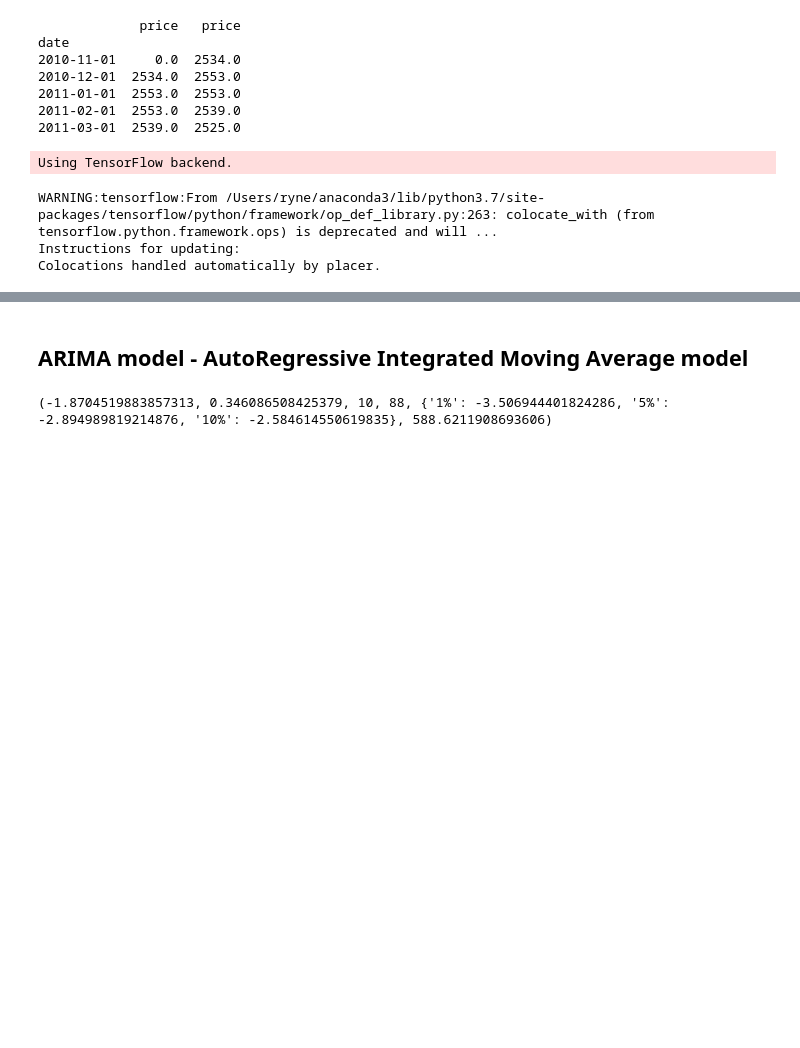
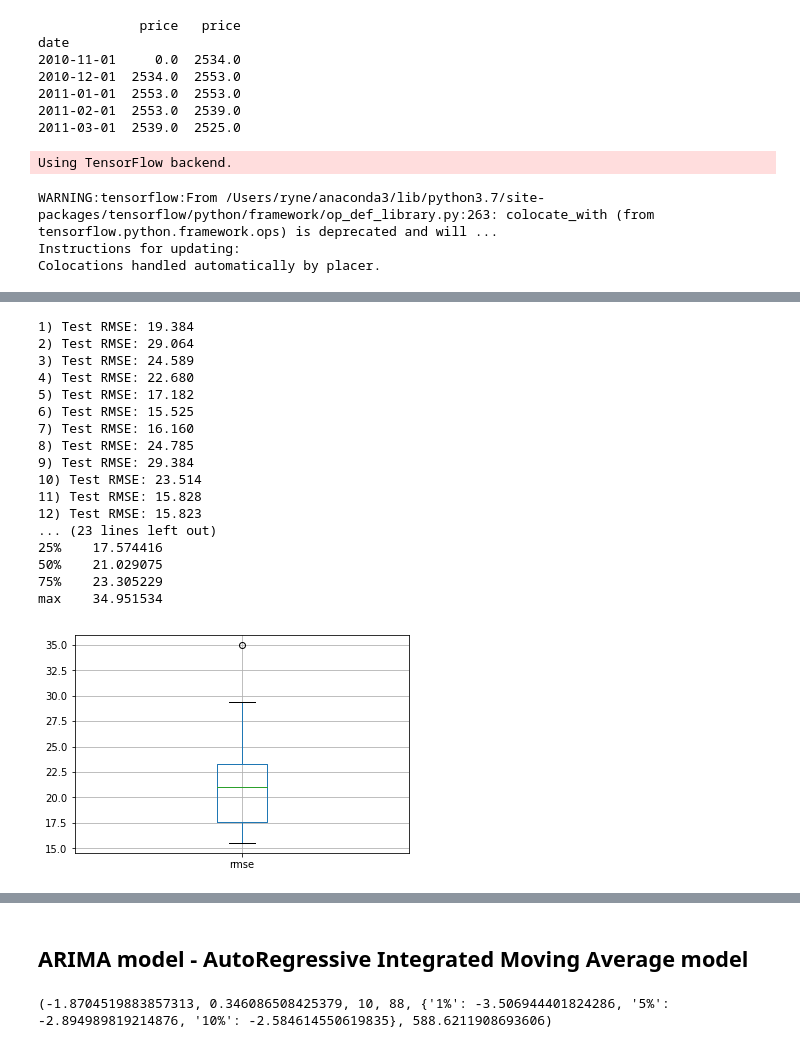
Before and after one commit to JamesLi0217/SSW695_DuckHome, a Jupyter notebook: build_model/AreaPrice_Hoboken.ipynb, the cells around one changed output, grey strips where cells are left out. Drawn from its saved outputs; the diff is of its cells as text; code cells hidden in the pictures; blank space fills up the shorter version.

```diff
--- a/build_model/AreaPrice_Hoboken.ipynb
+++ b/build_model/AreaPrice_Hoboken.ipynb
@@ -200,3 +203,56 @@ Test RMSE: 16.227
+# %%
+# repeat experiment
+repeats = 30
+error_scores = list()
+for r in range(repeats):
+    # fit the model
+    lstm_model = fit_lstm(train_scaled, 1, 3000, 4)
+    # forecast the entire training dataset to build up state for forecasting
+    train_reshaped = train_scaled[:, 0].reshape(len(train_scaled), 1, 1)
+    lstm_model.predict(train_reshaped, batch_size=1)
+
+    # walk-forward validation on the test data
+    predictions = list()
+    for i in range(len(test_scaled)):
+        # make one-step forecast
+        X, y = test_scaled[i, 0:-1], test_scaled[i, -1]
+        yhat = forecast_lstm(lstm_model, 1, X)
+        # invert scaling
+        yhat = invert_scale(scaler, X, yhat)
+        # invert differencing
+        yhat = inverse_difference(raw_values, yhat, len(test_scaled)+1-i)
+        # store forecast
+        predictions.append(yhat)
+    # report performance
+    rmse = sqrt(mean_squared_error(raw_values[-20:], predictions))
+    print('%d) Test RMSE: %.3f' % (r+1, rmse))
+    error_scores.append(rmse)
+
+# summarize results
+results = pd.DataFrame()
+results['rmse'] = error_scores
+print(results.describe())
+results.boxplot()
+plt.show()
+# %% [output]
+1) Test RMSE: 19.384
+2) Test RMSE: 29.064
+3) Test RMSE: 24.589
+4) Test RMSE: 22.680
+5) Test RMSE: 17.182
+6) Test RMSE: 15.525
+7) Test RMSE: 16.160
+8) Test RMSE: 24.785
+9) Test RMSE: 29.384
+10) Test RMSE: 23.514
+11) Test RMSE: 15.828
+12) Test RMSE: 15.823
+... (23 lines left out)
+25%    17.574416
+50%    21.029075
+75%    23.305229
+max    34.951534
+[figure, added]
 # %%
 # Build model
 
```
Also changed, not shown: parts of 7 cells of this notebook, 11 other files.
